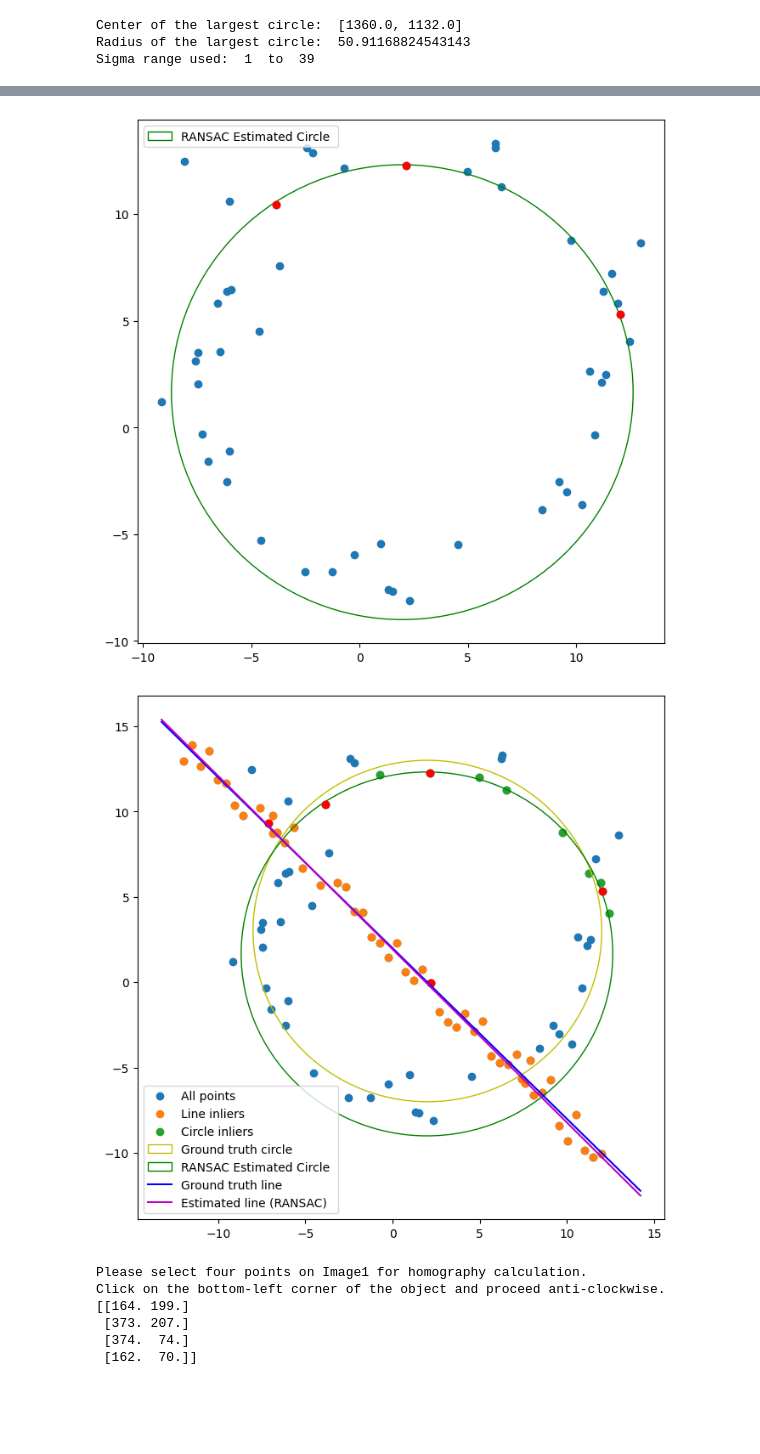
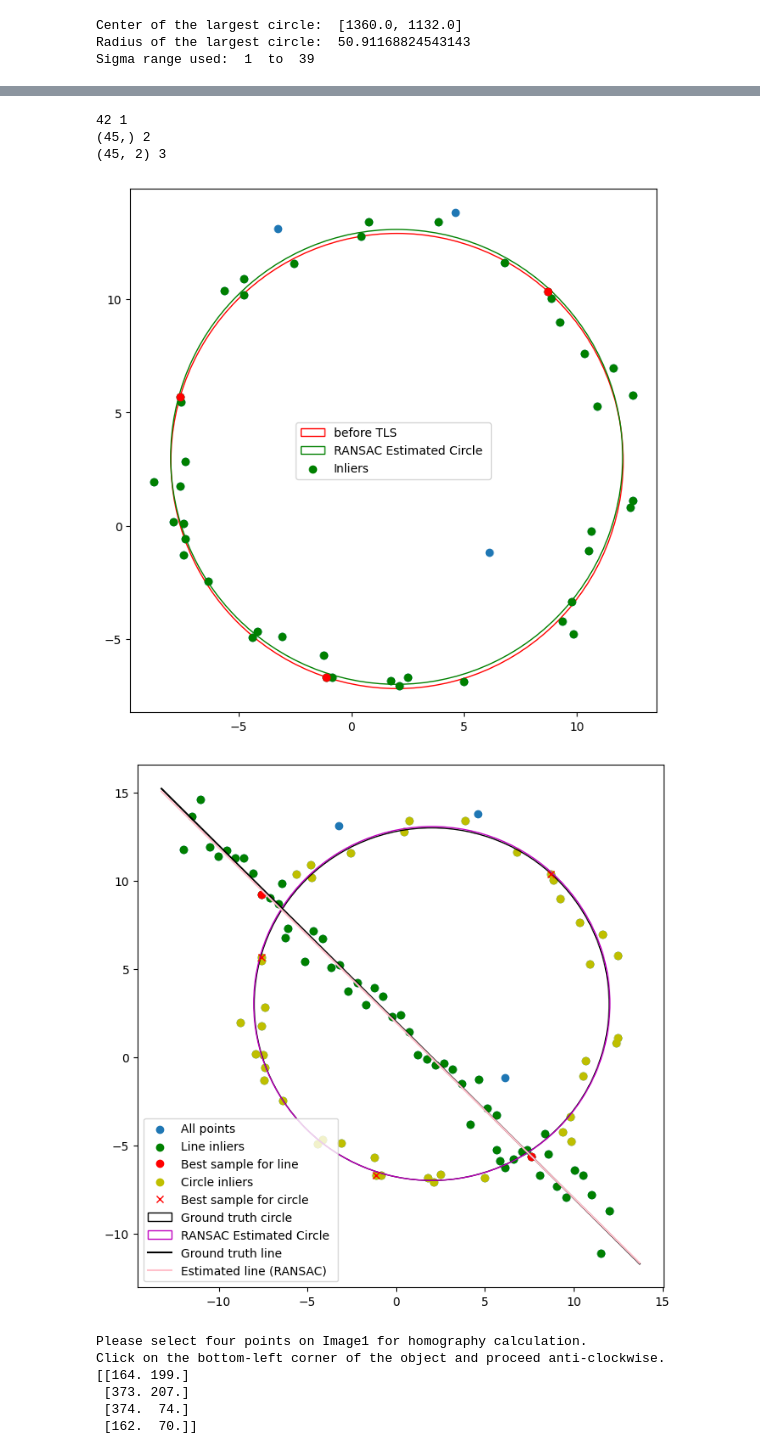
Before and after one commit to Ishana-Dewmini/EN3160_Fitting_and_Alignment, a Jupyter notebook: 200477U_Assignment2.ipynb, the cells around one changed output, grey strips where cells are left out. Saved outputs shown, nothing was run; the diff lists cells and outputs as text; code cells hidden in the pictures; blank space fills up the shorter version.

```diff
--- a/200477U_Assignment2.ipynb
+++ b/200477U_Assignment2.ipynb
@@ -128,9 +128,9 @@ import matplotlib.pyplot as plt
 
 # Parameters
 s = 2
-t = 1
-d = 20
-k = 100000
+t = 1.5
+d = 47
+k = 1000000
 N = X.shape[0]
 
 # Initialize variables to store the best model
@@ -165,7 +165,6 @@ for i in range(k):
 
     # Check if the current set of inliers is the best one
     if inlier_count > max_inlier_count and inlier_count > d:
-        print("New best model found with {} inliers".format(inlier_count))
         max_inlier_count = inlier_count
         best_model = (a, b, c)
         best_inliers_L = X[distances < t]
@@ -215,12 +214,18 @@ ax.scatter(X[:, 0], X[:, 1])
 ax.plot(S1[0], S1[1], 'ro')
 ax.plot(S2[0], S2[1], 'ro')
 
-
+# Plot the estimated line obtained by RANSAC
+y_ransac = (c - a * x_g) / b
+plt.plot(x_g, y_ransac, color='r', label='RANSAC  ')
 
 # Plot the estimated line obtained by TLS
 y_tls = (tls_c - tls_a * x_g) / tls_b
 plt.plot(x_g, y_tls, color='g', label='RANSAC Estimated line ')
 
+# plot inliers
+ax.scatter(best_inliers_L[:, 0], best_inliers_L[:, 1], color='g', label='Inliers')
+
+
 plt.legend()
 plt.show()
 # %% [output]
@@ -249,13 +250,13 @@ from scipy.optimize import minimize
 
 # Parameters for Circle Estimation RANSAC
 s = 3  # Number of points to sample for each circle hypothesis
-t = 0.3 # Threshold of radial error
+t_c = 0.9 # Threshold of radial error
 D = 40  # Minimum number of inliers to fit a circle
 k = 10000# Number of RANSAC iterations
 
 # Initialize variables to store the best circle model and inliers
 best_circle_model = None
-max_inlier_count = 0
+max_inlier_count_c = 0
 best_inliers_c = None
 S1_c, S2_c, S3_c = None, None, None
 
@@ -289,18 +290,22 @@ for i in range(k):
     # Compute differens between the radius and the distances between all points and the circle center
     distances = np.abs(np.sqrt((remnant_points[:, 0] - x0_opt) ** 2 + (remnant_points[:, 1] - y0_opt) ** 2) - r_opt)
 
+
     # Compute the inliers count
     # find the set of inliers by checking if the distances are less than the threshold
-    inliers = remnant_points[distances < t]
+    inliers_c = remnant_points[distances < t_c]
 
     # Compute the inliers count
-    inlier_count = np.sum(inliers)
+    inlier_count_c = inliers_c.shape[0]
 
     # Check if the current set of inliers is the best one
-    if inlier_count > max_inlier_count and inlier_count > D:
-        max_inlier_count = inlier_count
+    if inlier_count_c > max_inlier_count_c and inlier_count_c > D:
+        print(inlier_count_c,1)
+        print(distances.shape,2)
+        print(remnant_points.shape,3)
+        max_inlier_count_c = inlier_count_c
         best_circle_model = (x0_opt, y0_opt, r_opt)
-        best_inliers_c = inliers
+        best_inliers_c = inliers_c
         S1_c, S2_c, S3_c = s1, s2, s3
 
 # Retrieve the best circle model
@@ -322,20 +327,31 @@ fig, ax = plt.subplots(1, 1, figsize=(8, 8))
 # Plot the remnant points
 ax.scatter(remnant_points[:, 0], remnant_points[:, 1])
 
+# Plot the best before TLS
+circle1 = plt.Circle((x0, y0), radius, fill=False, color='r', label='before TLS')
+ax.add_patch(circle1)
+
+
 
 # Plot the best circle using minimum distance
-circle = plt.Circle((x0_opt, y0_opt), r_opt, fill=False, color='g', label='RANSAC Estimated Circle ')
-ax.add_patch(circle)
+circle2 = plt.Circle((x0_opt, y0_opt), r_opt, fill=False, color='g', label='RANSAC Estimated Circle ')
+ax.add_patch(circle2)
 
 # Plot S1, S2, S3
 ax.plot(S1_c[0], S1_c[1], 'ro')
 ax.plot(S2_c[0], S2_c[1], 'ro')
 ax.plot(S3_c[0], S3_c[1], 'ro')
 
+# plot inliers
+ax.scatter(best_inliers_c[:, 0], best_inliers_c[:, 1], color='g', label='Inliers')
+
 plt.legend()
 plt.show()
 # %% [output]
+42 1
+(45,) 2
+(45, 2) 3
-[figure, old version]
+[figure, new version]
 # %%
 # Plot all in one figure
 '''All points
@@ -349,44 +365,46 @@ Ground truth line
 RANSAC line'''
 
 fig, ax = plt.subplots(1, 1, figsize=(8, 8))
 
 # Plot all points
 ax.scatter(X[:, 0], X[:, 1], label='All points')
 
 # Plot the line inliers
-ax.scatter(best_inliers_L[:, 0], best_inliers_L[:, 1], label='Line inliers')
+ax.scatter(best_inliers_L[:, 0], best_inliers_L[:, 1], label='Line inliers', color='g')
 
 # Plot the best sample for line
-ax.plot(S1[0], S1[1], 'ro')
+ax.plot(S1[0], S1[1], 'ro', label='Best sample for line')
 ax.plot(S2[0], S2[1], 'ro')
 
+
 # Plot the circle inliers
-ax.scatter(best_inliers_c[:, 0], best_inliers_c[:, 1], label='Circle inliers')
+ax.scatter(best_inliers_c[:, 0], best_inliers_c[:, 1], label='Circle inliers', color='y')
 
 # Plot the best sample for circle
-ax.plot(S1_c[0], S1_c[1], 'ro')
-ax.plot(S2_c[0], S2_c[1], 'ro')
-ax.plot(S3_c[0], S3_c[1], 'ro')
+ax.plot(S1_c[0], S1_c[1], 'rx', label='Best sample for circle')
+ax.plot(S2_c[0], S2_c[1], 'rx')
+ax.plot(S3_c[0], S3_c[1], 'rx')
+
 
 # Plot the ground truth circle
-circle_gt = plt.Circle((x0_gt, y0_gt), r, color='y', fill=False, label='Ground truth circle')
+circle_gt = plt.Circle((x0_gt, y0_gt), r, color='black', fill=False, label='Ground truth circle')
 ax.add_patch(circle_gt)
 
 # Plot the RANSAC circle
 
-circle1 = plt.Circle((x0_opt, y0_opt), r_opt, fill=False, color='g', label='RANSAC Estimated Circle ')
+circle1 = plt.Circle((x0_opt, y0_opt), r_opt, fill=False, color='m', label='RANSAC Estimated Circle ')
 ax.add_patch(circle1)
 
 # Plot the ground truth line
-plt . plot ( x_g , y_g , color= 'b' , label= 'Ground truth line' )
+plt . plot ( x_g , y_g , color= 'black' , label= 'Ground truth line' )
 
 # Plot the RANSAC line
-plt.plot(x_g, y_tls, color='m', label='Estimated line (RANSAC)')
+plt.plot(x_g, y_tls, color='pink', label='Estimated line (RANSAC)')
 
 plt.legend()
 plt.show()
 # %% [output]
-[figure, old version]
+[figure, new version]
 # %%
 import cv2
 import numpy as np
```
Also changed, not shown: parts of 3 cells of this notebook.
